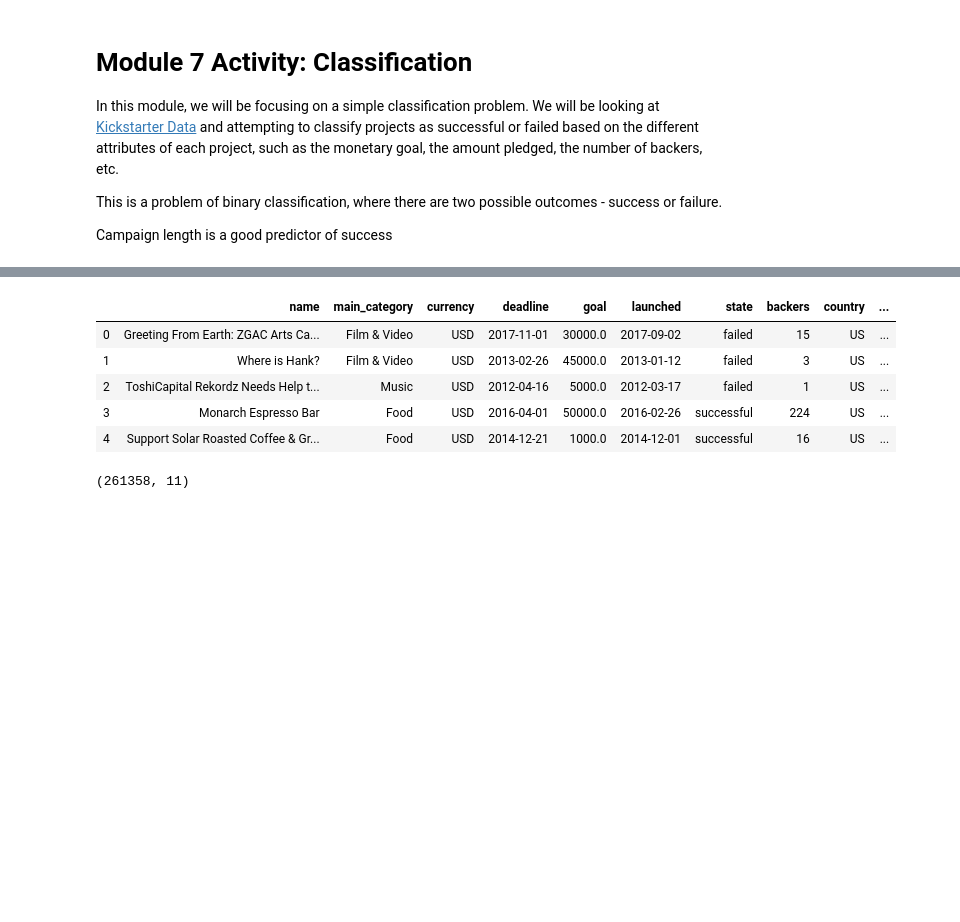
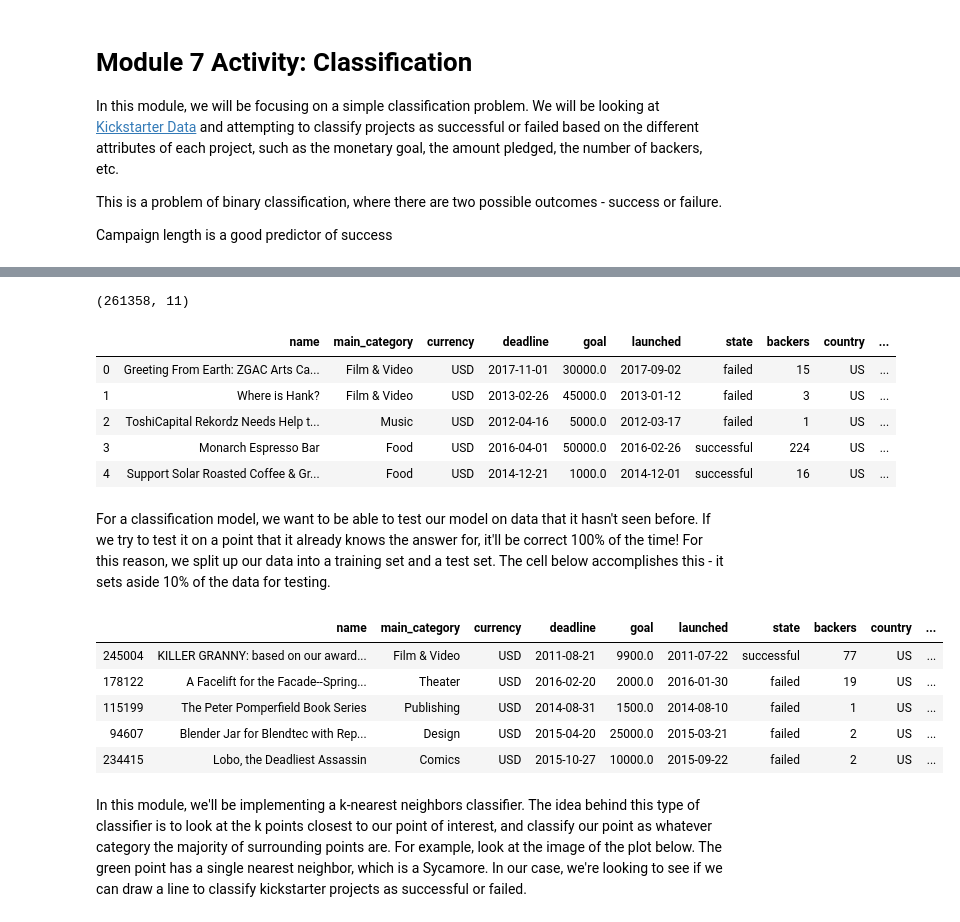
Before and after one commit to opportunity-through-data/activity-modules, a Jupyter notebook: Module 7/module-7.ipynb, the cells around one changed output, grey strips where cells are left out. Drawn from its saved outputs; the diff is of its cells as text; code cells hidden in the pictures; blank space fills up the shorter version.

```diff
--- a/Module 7/module-7.ipynb
+++ b/Module 7/module-7.ipynb
@@ -18,14 +20,12 @@ import seaborn as sns
 # %%
 ks = pd.read_csv('ks_2020.csv')
+print(ks.shape)
 ks.head()
 # %% [output]
+(261358, 11)
 |  | name | main_category | currency | deadline | goal | launched | state | backers | country | ... |
 | 0 | Greeting From Earth: ZGAC Arts Ca... | Film & Video | USD | 2017-11-01 | 30000.0 | 2017-09-02 | failed | 15 | US | ... |
 | 1 | Where is Hank? | Film & Video | USD | 2013-02-26 | 45000.0 | 2013-01-12 | failed | 3 | US | ... |
 | 2 | ToshiCapital Rekordz Needs Help t... | Music | USD | 2012-04-16 | 5000.0 | 2012-03-17 | failed | 1 | US | ... |
 | 3 | Monarch Espresso Bar | Food | USD | 2016-04-01 | 50000.0 | 2016-02-26 | successful | 224 | US | ... |
 | 4 | Support Solar Roasted Coffee & Gr... | Food | USD | 2014-12-21 | 1000.0 | 2014-12-01 | successful | 16 | US | ... |
-# %%
-ks.shape
-# %% [output]
-(261358, 11)
@@ -35,0 +32,15 @@ shuffled = ks.sample()
+# %% [markdown]
+For a classification model, we want to be able to test our model on data that it hasn't seen before. If we try to test it on a point that it already knows the answer for, it'll be correct 100% of the time! For this reason, we split up our data into a training set and a test set. The cell below accomplishes this - it sets aside 10% of the data for testing.
+# %%
+train, test = train_test_split(ks, test_size = 0.1, random_state = 42)
+# %%
+train.head()
+# %% [output]
+|  | name | main_category | currency | deadline | goal | launched | state | backers | country | ... |
+| 245004 | KILLER GRANNY: based on our award... | Film & Video | USD | 2011-08-21 | 9900.0 | 2011-07-22 | successful | 77 | US | ... |
+| 178122 | A Facelift for the Facade--Spring... | Theater | USD | 2016-02-20 | 2000.0 | 2016-01-30 | failed | 19 | US | ... |
+| 115199 | The Peter Pomperfield Book Series | Publishing | USD | 2014-08-31 | 1500.0 | 2014-08-10 | failed | 1 | US | ... |
+| 94607 | Blender Jar for Blendtec with Rep... | Design | USD | 2015-04-20 | 25000.0 | 2015-03-21 | failed | 2 | US | ... |
+| 234415 | Lobo, the Deadliest Assassin | Comics | USD | 2015-10-27 | 10000.0 | 2015-09-22 | failed | 2 | US | ... |
+# %% [markdown]
+In this module, we'll be implementing a k-nearest neighbors classifier. The idea behind this type of classifier is to look at the k points closest to our point of interest, and classify our point as whatever category the majority of surrounding points are. For example, look at the image of the plot below. The green point has a single nearest neighbor, which is a Sycamore. In our case, we're looking to see if we can draw a line to classify kickstarter projects as successful or failed.
```
Also changed, not shown: parts of 7 cells of this notebook, 1 other file.
